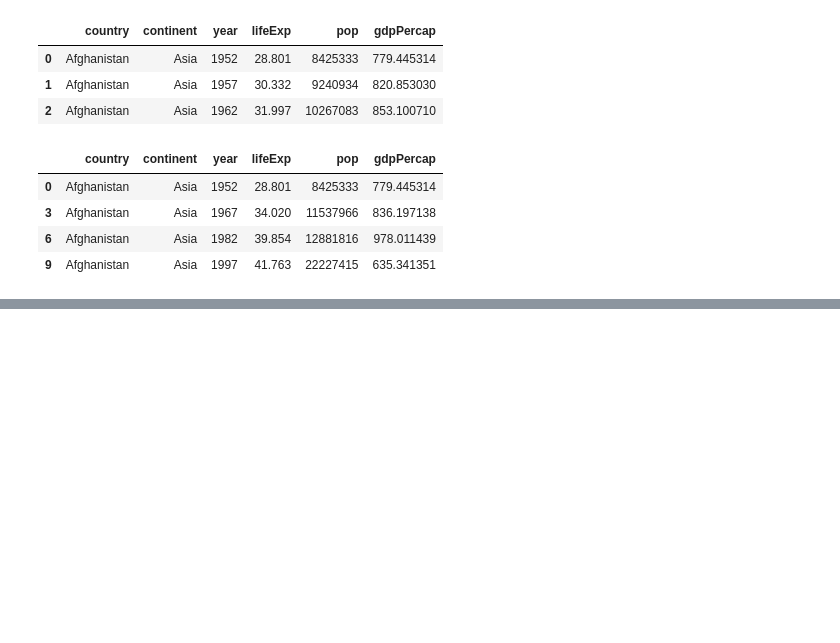
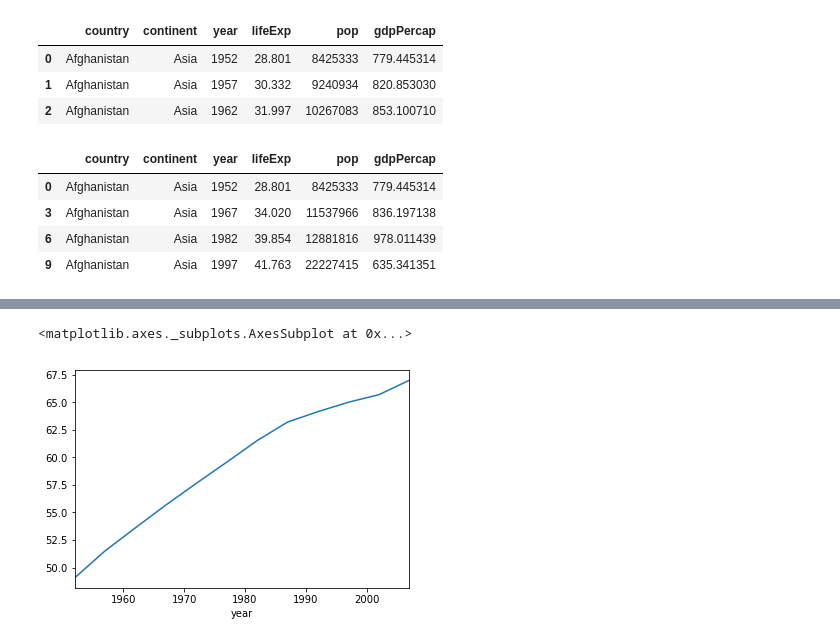
Before and after one commit to chendaniely/2017-10-26-python_crash_course, a Jupyter notebook: class/01-pandas_intro.ipynb, the cells around one changed output, grey strips where cells are left out. Cells and saved outputs as stored; diff of their text form; code cells hidden in the pictures; blank space fills up the shorter version.

```diff
--- a/class/01-pandas_intro.ipynb
+++ b/class/01-pandas_intro.ipynb
@@ -286,0 +490,7 @@ df.loc[0:10:3, :].head()
+# %%
+gyle = df.groupby('year')['lifeExp'].mean()
+# %%
+gyle.plot()
+# %% [output]
+<matplotlib.axes._subplots.AxesSubplot at 0x...>
+[figure, added]
```
Also changed, not shown: parts of 22 cells of this notebook, 11 other files.
